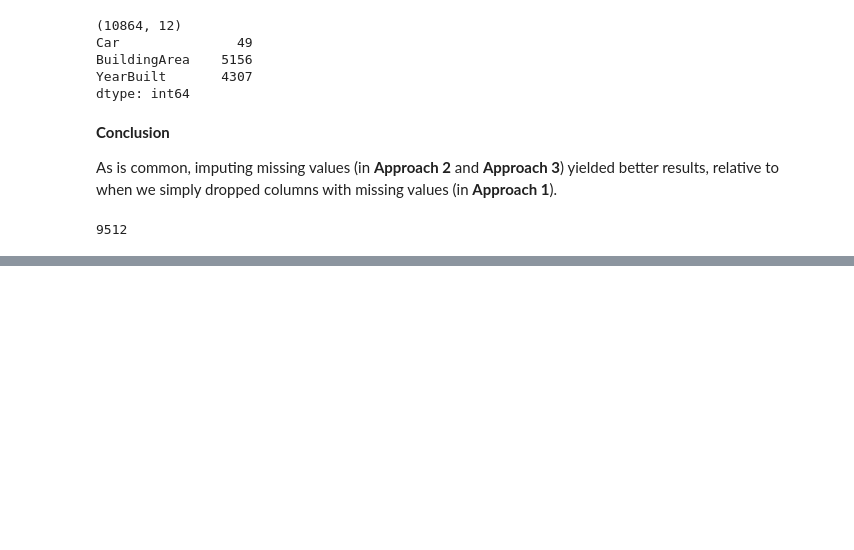
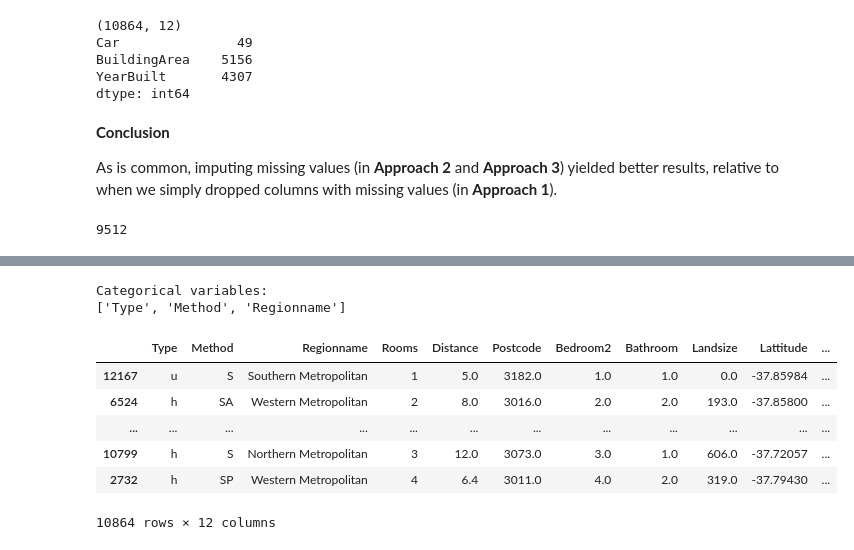
Before and after one commit to nachoacev/practice-data-science, a Jupyter notebook: IntermediateML.ipynb, the cells around one changed output, grey strips where cells are left out. Drawn from its saved outputs; the diff is of its cells as text; code cells hidden in the pictures; blank space fills up the shorter version.

```diff
--- a/IntermediateML.ipynb
+++ b/IntermediateML.ipynb
@@ -313,0 +362,20 @@ missing_val_count_by_column.sum()
+# %%
+# Get list of categorical variables
+s = (X_train.dtypes == 'object')
+object_cols = list(s[s].index)
+
+print("Categorical variables:")
+print(object_cols)
+# %% [output]
+Categorical variables:
+['Type', 'Method', 'Regionname']
+# %%
+X_train
+# %% [output]
+|  | Type | Method | Regionname | Rooms | Distance | Postcode | Bedroom2 | Bathroom | Landsize | Lattitude | ... |
+| 12167 | u | S | Southern Metropolitan | 1 | 5.0 | 3182.0 | 1.0 | 1.0 | 0.0 | -37.85984 | ... |
+| 6524 | h | SA | Western Metropolitan | 2 | 8.0 | 3016.0 | 2.0 | 2.0 | 193.0 | -37.85800 | ... |
+| ... | ... | ... | ... | ... | ... | ... | ... | ... | ... | ... | ... |
+| 10799 | h | S | Northern Metropolitan | 3 | 12.0 | 3073.0 | 3.0 | 1.0 | 606.0 | -37.72057 | ... |
+| 2732 | h | SP | Western Metropolitan | 4 | 6.4 | 3011.0 | 4.0 | 2.0 | 319.0 | -37.79430 | ... |
+10864 rows × 12 columns
```
Also changed, not shown: parts of 14 cells of this notebook.
